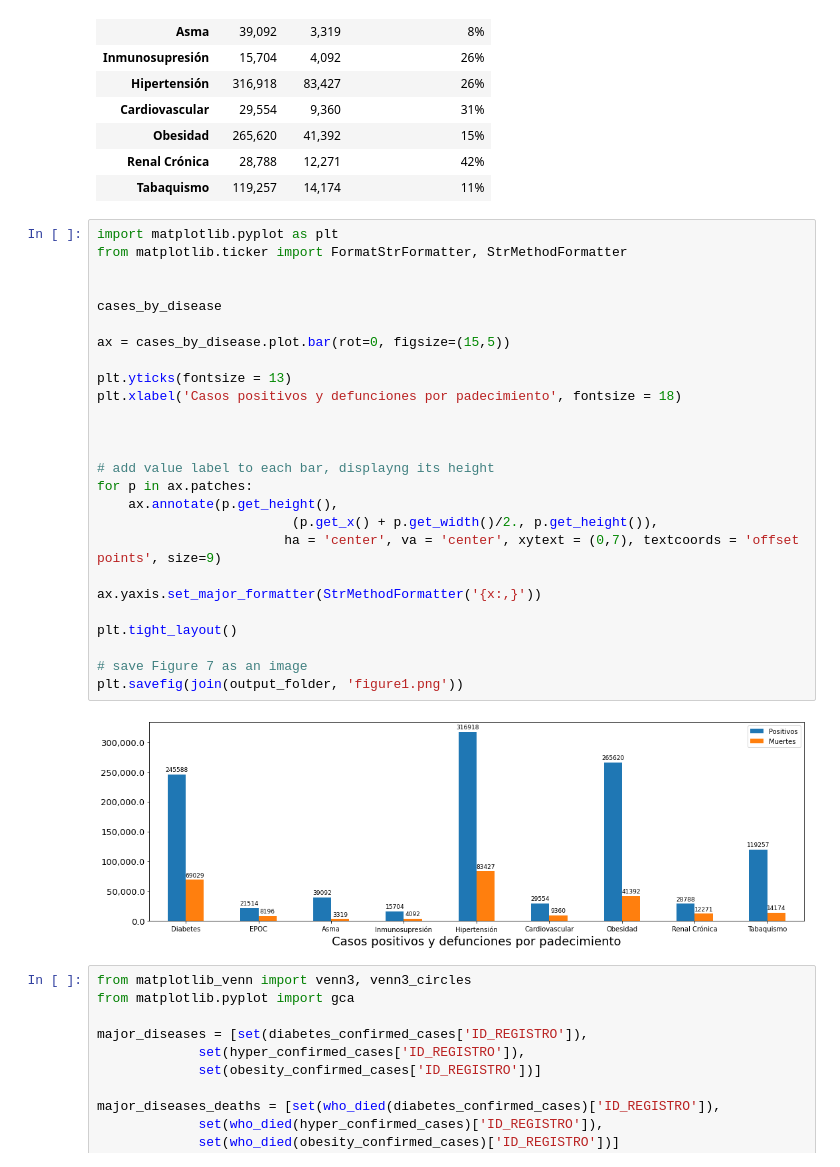
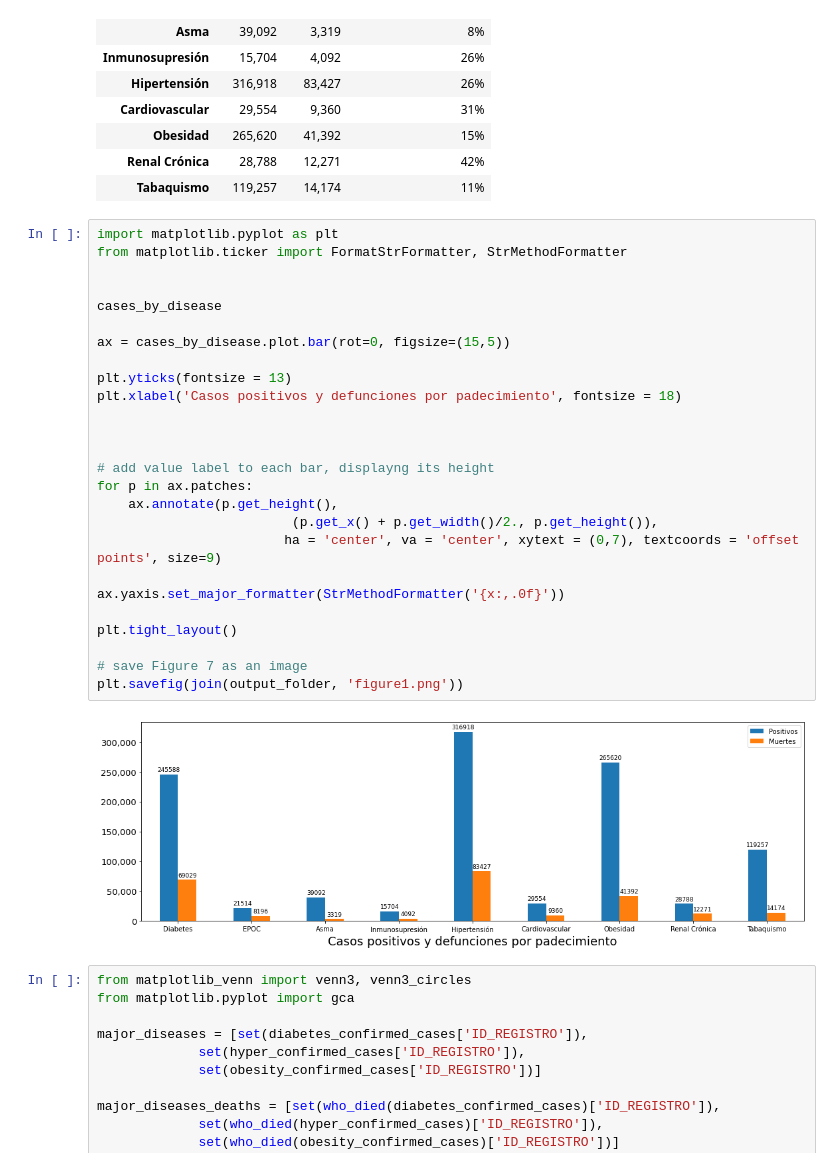
Before and after one commit to devlabmexico/reporte-covid, a Jupyter notebook: 001-000-general-overview/run.ipynb, the cells around one changed output. Cells and saved outputs as stored; diff of their text form.

```diff
--- a/001-000-general-overview/run.ipynb
+++ b/001-000-general-overview/run.ipynb
@@ -198,31 +198,31 @@ cases_by_disease.applymap(_)
 # %%
 import matplotlib.pyplot as plt
 from matplotlib.ticker import FormatStrFormatter, StrMethodFormatter
 
 
 cases_by_disease
 
 ax = cases_by_disease.plot.bar(rot=0, figsize=(15,5))
 
 plt.yticks(fontsize = 13)
 plt.xlabel('Casos positivos y defunciones por padecimiento', fontsize = 18)
 
 
 
 # add value label to each bar, displayng its height
 for p in ax.patches:
     ax.annotate(p.get_height(),
                          (p.get_x() + p.get_width()/2., p.get_height()),
                         ha = 'center', va = 'center', xytext = (0,7), textcoords = 'offset points', size=9)
 
-ax.yaxis.set_major_formatter(StrMethodFormatter('{x:,}'))
+ax.yaxis.set_major_formatter(StrMethodFormatter('{x:,.0f}'))
 
 plt.tight_layout()
 
 # save Figure 7 as an image
 plt.savefig(join(output_folder, 'figure1.png'))
 # %% [output]
-[figure, old version]
+[figure, new version]
 # %%
 from matplotlib_venn import venn3, venn3_circles
 from matplotlib.pyplot import gca
```
Also changed, not shown: parts of 2 cells of this notebook, 3 other files.
